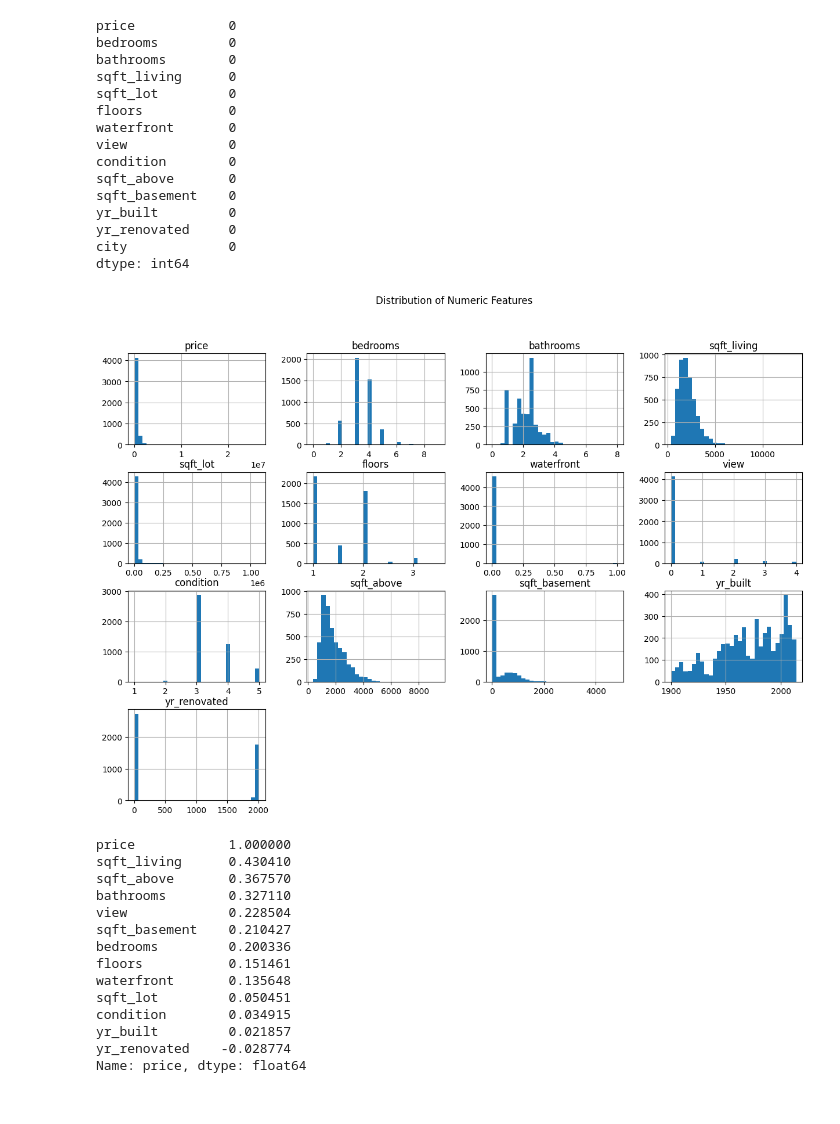
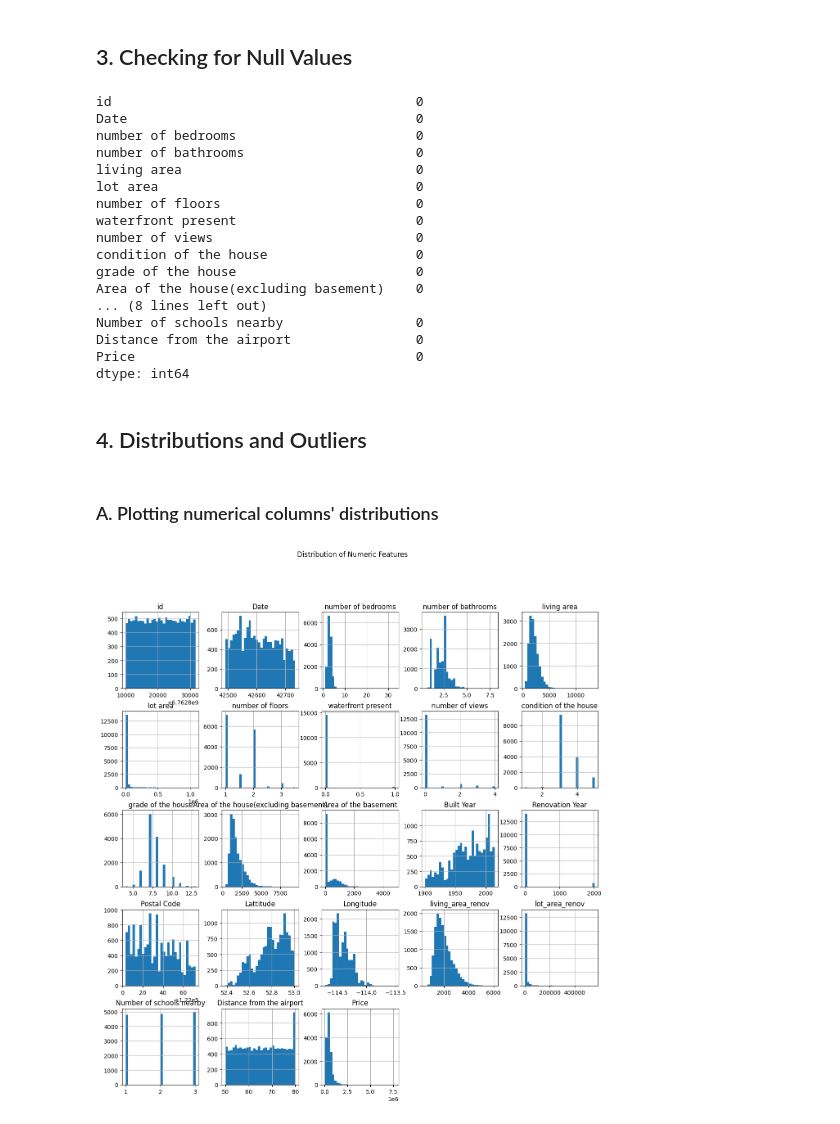
Before and after one commit to simrxn56/House-Price-Prediction, a Jupyter notebook: notebooks/01_eda.ipynb, the cells around one changed output. Cells and saved outputs as stored; diff of their text form; code cells hidden in the pictures.

```diff
--- a/notebooks/01_eda.ipynb
+++ b/notebooks/01_eda.ipynb
@@ -1,7 +5,10 @@
 # %%
 import pandas as pd
+import numpy as np
+import matplotlib.pyplot as plt
+import seaborn as sns
 
-df = pd.read_csv('../data/raw/data.csv')
+df = pd.read_csv('../data/data.csv')
 print(f'Shape: {df.shape}')
 df.head()
 # %% [output]
@@ -42,3 +44,0 @@ Index(['date', 'price', 'bedrooms', 'bathrooms', 'sqft_living', 'sqft_lot',
-# %%
-df.drop(['date', 'country', 'street', 'statezip'], axis=1, inplace=True)
-df.head()
@@ -52,47 +58,34 @@ df.head()
+# %% [markdown]
+## 3. Checking for Null Values
 # %%
 df.isnull().sum()
 # %% [output]
-price            0
-bedrooms         0
-bathrooms        0
-sqft_living      0
-sqft_lot         0
-floors           0
-waterfront       0
-view             0
-condition        0
-sqft_above       0
-sqft_basement    0
-yr_built         0
-yr_renovated     0
-city             0
+id                                       0
+Date                                     0
+number of bedrooms                       0
+number of bathrooms                      0
+living area                              0
+lot area                                 0
+number of floors                         0
+waterfront present                       0
+number of views                          0
+condition of the house                   0
+grade of the house                       0
+Area of the house(excluding basement)    0
+... (8 lines left out)
+Number of schools nearby                 0
+Distance from the airport                0
+Price                                    0
 dtype: int64
+# %% [markdown]
+## 4. Distributions and Outliers
+# %% [markdown]
+### A. Plotting numerical columns' distributions
 # %%
-import matplotlib.pyplot as plt
-import seaborn as sns
-
-df.hist(bins=30, figsize=(15, 10))
+df.hist(bins=30, figsize=(15, 15))
 plt.suptitle('Distribution of Numeric Features')
-plt.savefig('../outputs/notebook 1/numeric_distribution.png')
+plt.savefig('../outputs/notebook 1/numeric_columns_distribution.png')
 plt.show()
 plt.close()
 # %% [output]
-[figure, old version]
+[figure, new version]
-# %%
-corcol = df.drop('city', axis=1).corr()['price'].sort_values(ascending=False)
-corcol
-# %% [output]
-price            1.000000
-sqft_living      0.430410
-sqft_above       0.367570
-bathrooms        0.327110
-view             0.228504
-sqft_basement    0.210427
-bedrooms         0.200336
-floors           0.151461
-waterfront       0.135648
-sqft_lot         0.050451
-condition        0.034915
-yr_built         0.021857
-yr_renovated    -0.028774
-Name: price, dtype: float64
```
Also changed, not shown: parts of 29 cells of this notebook, 11 other files.
